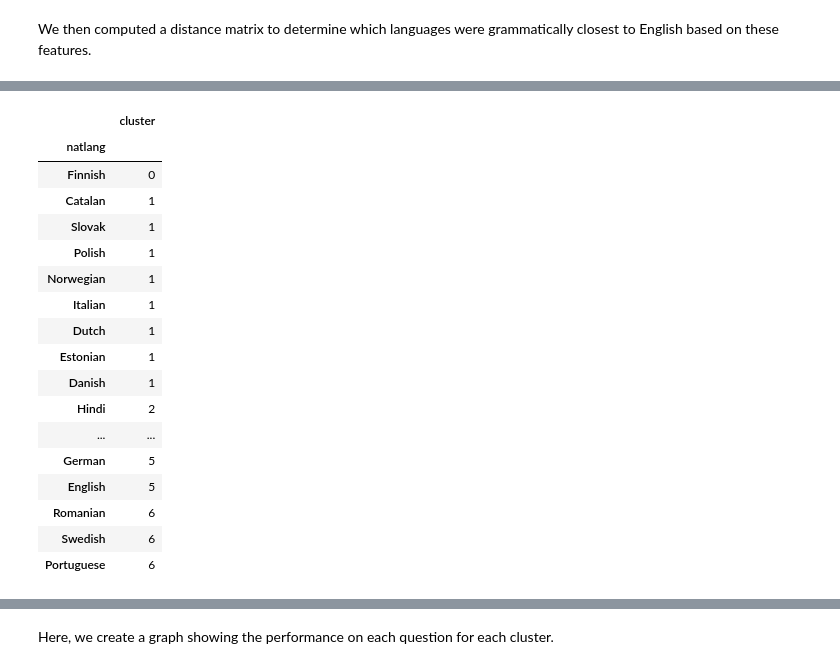
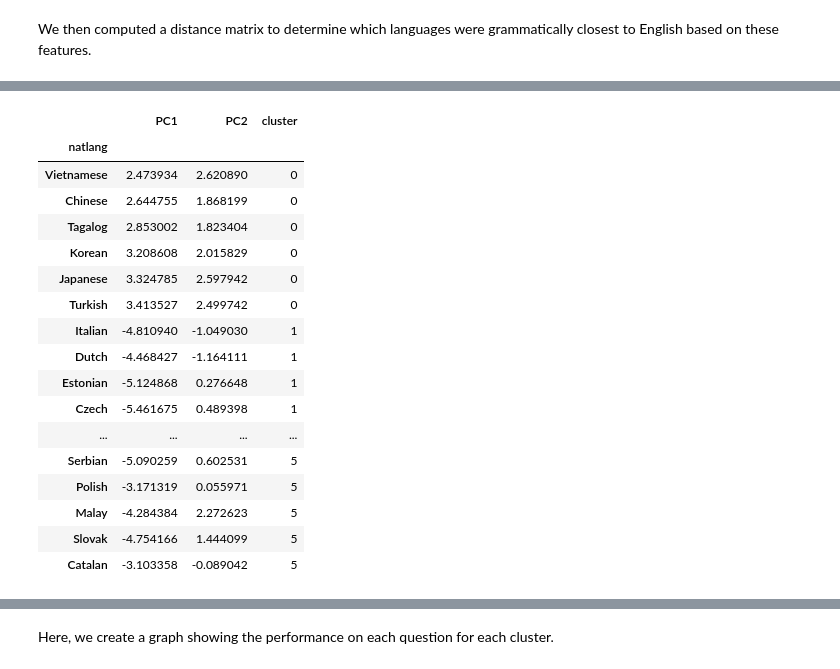
Before and after one commit to ifaul/ifaul.github.io, a Jupyter notebook: lang_acquire_milestone2_11_14.ipynb, the cells around one changed output, grey strips where cells are left out. Cells and saved outputs as stored; diff of their text form; code cells hidden in the pictures.

```diff
--- a/lang_acquire_milestone2_11_14.ipynb
+++ b/lang_acquire_milestone2_11_14.ipynb
@@ -408,3 +407,6 @@ df_features[df_features['name'] == 'Chinese']
+# %%
+df_features.drop(df_features[df_features['name'] == 'Arabic'].index, inplace=True)
+df_lang_tidy.drop(df_lang_tidy[df_lang_tidy['natlang'] == 'Arabic'].index, inplace=True)
 # %% [markdown]
 We then merge the new DataFrame with the DataFrame from the previous milestone:
 # %%
@@ -536,0 +552,28 @@ df_eng_dist_concat.plot(x='Distance',y='correct',kind='scatter')
+# %%
+from sklearn.decomposition import PCA
+
+plt.figure(figsize=(10, 8))
+
+pca = PCA(n_components=2)
+
+# Fit the PCA model to the scaled data
+df_features_sc = df_features_sc.fillna(0)
+principal_components = pca.fit_transform(df_features_sc)
+
+# Create a DataFrame with the principal components
+df_PCA = pd.DataFrame(data=principal_components, columns=['PC1', 'PC2'])
+
+# Plot results
+plt.figure(figsize=(10, 8))  # Adjust figure size if needed
+
+# Scatter plot with labels
+for i, language in enumerate(df_features['natlang']):
+    x = df_PCA.loc[i, 'PC1']
+    y = df_PCA.loc[i, 'PC2']
+    plt.scatter(x, y)
+    plt.text(x, y, language, fontsize=8)
+
+plt.xlabel('Principal Component 1')
+plt.ylabel('Principal Component 2')
+plt.title('2D PCA Visualization')
+plt.show()
@@ -537,36 +603,35 @@ df_eng_dist_concat.plot(x='Distance',y='correct',kind='scatter')
 # %%
-# Perform k-means clustering on distance matrix
-
 from sklearn.cluster import KMeans
 
 kmeans = KMeans(n_clusters=7)
-df_features_dist = df_features_sc.fillna(0)
 
-# Fit the model to your data
-kmeans.fit(df_features_dist)
+# Fit the model to the data
+kmeans.fit(df_PCA)
 
 # Get the cluster labels for each data point
 labels = kmeans.labels_
 
-df_features_dist['cluster'] = labels
+# Add the labels to the dataframe
+df_PCA['cluster'] = labels
+df_PCA = df_PCA.set_index(df_features['natlang'])
 
-df_features_dist['cluster'].sort_values()
+df_PCA.sort_values(by='cluster')
 # %% [output]
-|  | cluster |
-| natlang |  |
-| Finnish | 0 |
-| Catalan | 1 |
-| Slovak | 1 |
-| Polish | 1 |
-| Norwegian | 1 |
-| Italian | 1 |
-| Dutch | 1 |
-| Estonian | 1 |
-| Danish | 1 |
-| Hindi | 2 |
-| ... | ... |
-| German | 5 |
-| English | 5 |
-| Romanian | 6 |
-| Swedish | 6 |
-| Portuguese | 6 |
+|  | PC1 | PC2 | cluster |
+| natlang |  |  |  |
+| Vietnamese | 2.473934 | 2.620890 | 0 |
+| Chinese | 2.644755 | 1.868199 | 0 |
+| Tagalog | 2.853002 | 1.823404 | 0 |
+| Korean | 3.208608 | 2.015829 | 0 |
+| Japanese | 3.324785 | 2.597942 | 0 |
+| Turkish | 3.413527 | 2.499742 | 0 |
+| Italian | -4.810940 | -1.049030 | 1 |
+| Dutch | -4.468427 | -1.164111 | 1 |
+| Estonian | -5.124868 | 0.276648 | 1 |
+| Czech | -5.461675 | 0.489398 | 1 |
+| ... | ... | ... | ... |
+| Serbian | -5.090259 | 0.602531 | 5 |
+| Polish | -3.171319 | 0.055971 | 5 |
+| Malay | -4.284384 | 2.272623 | 5 |
+| Slovak | -4.754166 | 1.444099 | 5 |
+| Catalan | -3.103358 | -0.089042 | 5 |
```
Also changed, not shown: parts of 25 cells of this notebook.
